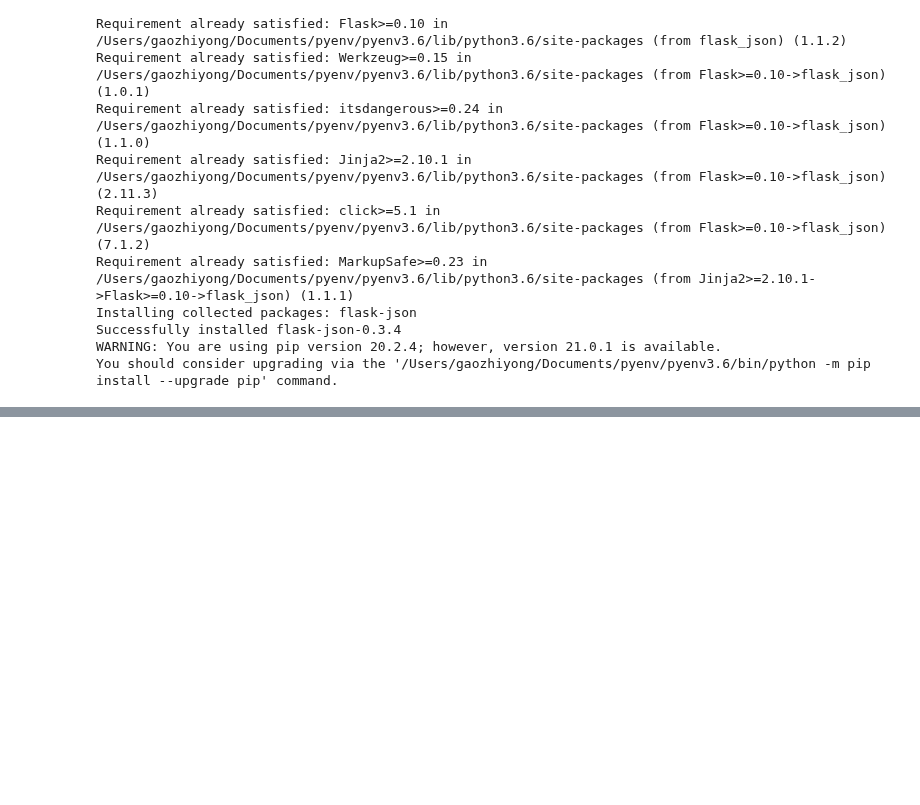
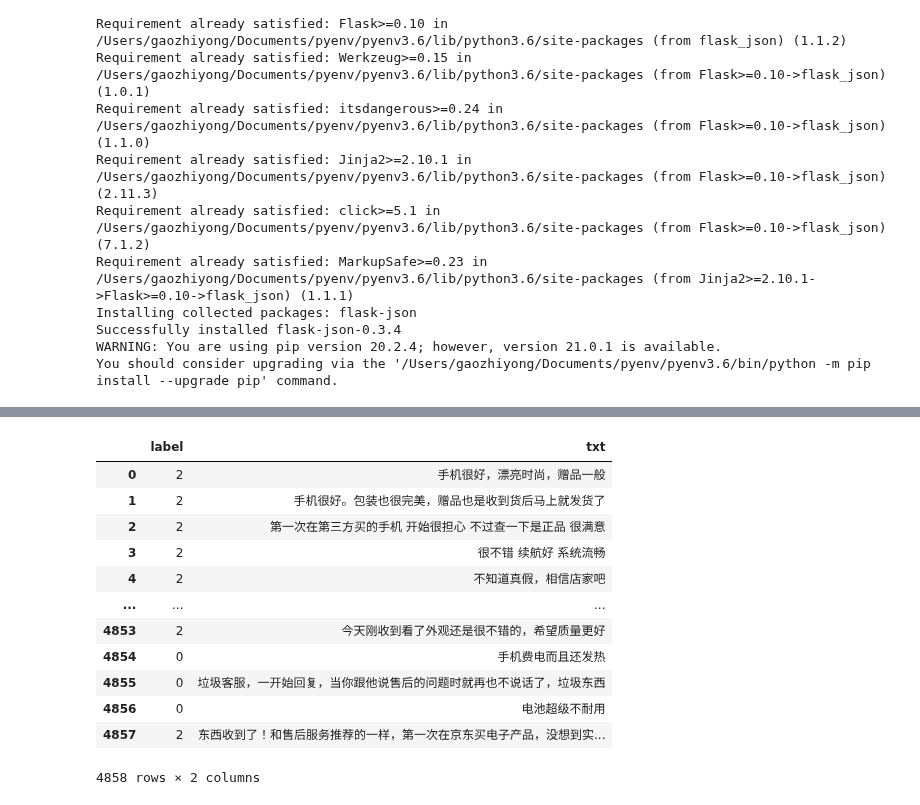
Before and after one commit to OcaenEyes/ML, a Jupyter notebook: TF/未命名.ipynb, the cells around one changed output, grey strips where cells are left out. Cells and saved outputs as stored; diff of their text form; code cells hidden in the pictures; blank space fills up the shorter version.

```diff
--- a/TF/未命名.ipynb
+++ b/TF/未命名.ipynb
@@ -159,0 +237,18 @@ You should consider upgrading via the '/Users/gaozhiyong/Documents/pyenv/pyenv3.
+# %%
+df1 = pd.read_csv("./tf-bert-learn/data/train.tsv")
+# %%
+df1
+# %% [output]
+|  | label | txt |
+| 0 | 2 | 手机很好，漂亮时尚，赠品一般 |
+| 1 | 2 | 手机很好。包装也很完美，赠品也是收到货后马上就发货了 |
+| 2 | 2 | 第一次在第三方买的手机 开始很担心 不过查一下是正品 很满意 |
+| 3 | 2 | 很不错 续航好 系统流畅 |
+| 4 | 2 | 不知道真假，相信店家吧 |
+| ... | ... | ... |
+| 4853 | 2 | 今天刚收到看了外观还是很不错的，希望质量更好 |
+| 4854 | 0 | 手机费电而且还发热 |
+| 4855 | 0 | 垃圾客服，一开始回复，当你跟他说售后的问题时就再也不说话了，垃圾东西 |
+| 4856 | 0 | 电池超级不耐用 |
+| 4857 | 2 | 东西收到了！和售后服务推荐的一样，第一次在京东买电子产品，没想到实... |
+4858 rows × 2 columns
```
Also changed, not shown: parts of 11 cells of this notebook, 50 other files.
